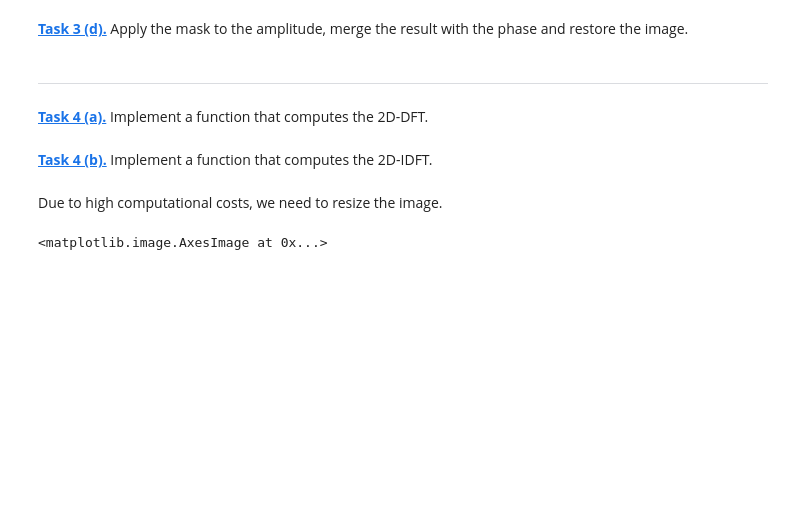
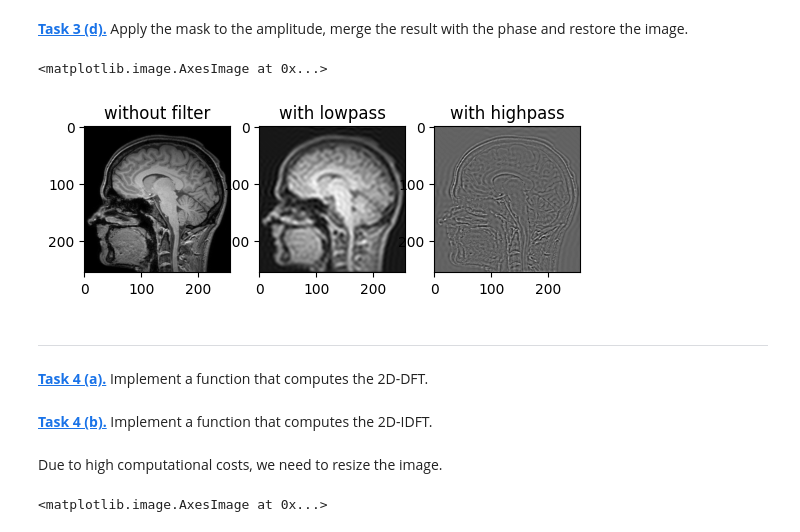
Before and after one commit to AlexandraKornelius/mobi-fs5-python, a Jupyter notebook: fourier.ipynb, the cells around one changed output. Drawn from its saved outputs; the diff is of its cells as text; code cells hidden in the pictures; blank space fills up the shorter version.

```diff
--- a/fourier.ipynb
+++ b/fourier.ipynb
@@ -191,5 +241,38 @@ filter_window_size = 50
 # %% [markdown]
 **[Task 3 (d).]()** Apply the mask to the amplitude, merge the result with the phase and restore the image.
+# %%
+#Die Masken wurden bereits auf die Amplituden angewand
+#erzeugen der komplexen Arrays
+brain_mer = to_complex_array(amplitude_b, phase_b)
+brain_low_mer = to_complex_array(amp_b_low, phase_b)
+brain_high_mer = to_complex_array(amp_b_high, phase_b)
+
+#reverse shift
+brain_mer_s = np.fft.ifftshift(brain_mer)
+brain_low_mer_s = np.fft.ifftshift(brain_low_mer)
+brain_high_mer_s = np.fft.ifftshift(brain_high_mer)
+
+#inverse transformation
+brain_mer_st = np.fft.ifft2(brain_mer_s)
+brain_low_mer_st = np.fft.ifft2(brain_low_mer_s)
+brain_high_mer_sr = np.fft.ifft2(brain_high_mer_s)
+
+#present result
+plt.figure()
+plt.subplot(1, 3, 1)
+plt.title("without filter")
+plt.imshow(brain_mer_st.real, 'gray')
+
+plt.subplot(1, 3, 2)
+plt.title("with lowpass")
+plt.imshow(brain_low_mer_st.real, 'gray')
+
+plt.subplot(1, 3, 3)
+plt.title("with highpass")
+plt.imshow(brain_high_mer_sr.real, 'gray')
+# %% [output]
+<matplotlib.image.AxesImage at 0x...>
+[figure, added]
 # %% [markdown]
 ---
 # %% [markdown]
```
Also changed, not shown: parts of 3 cells of this notebook.
